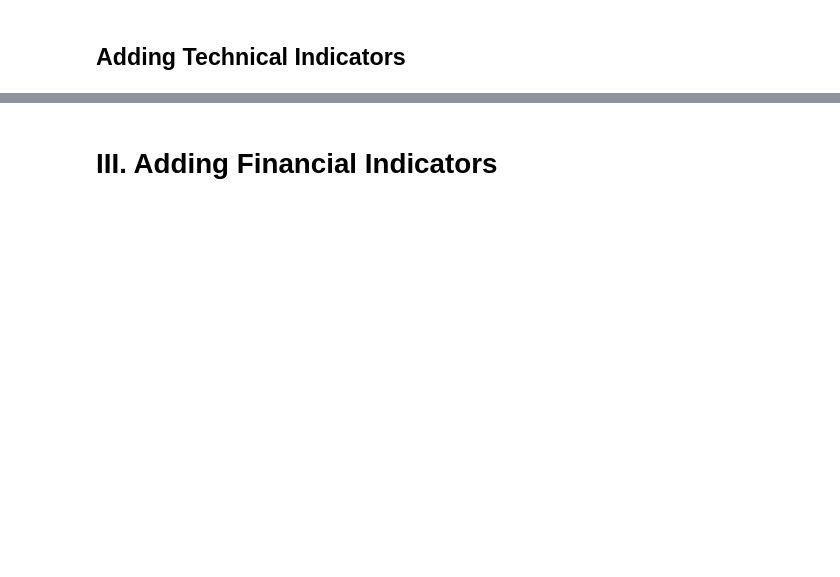
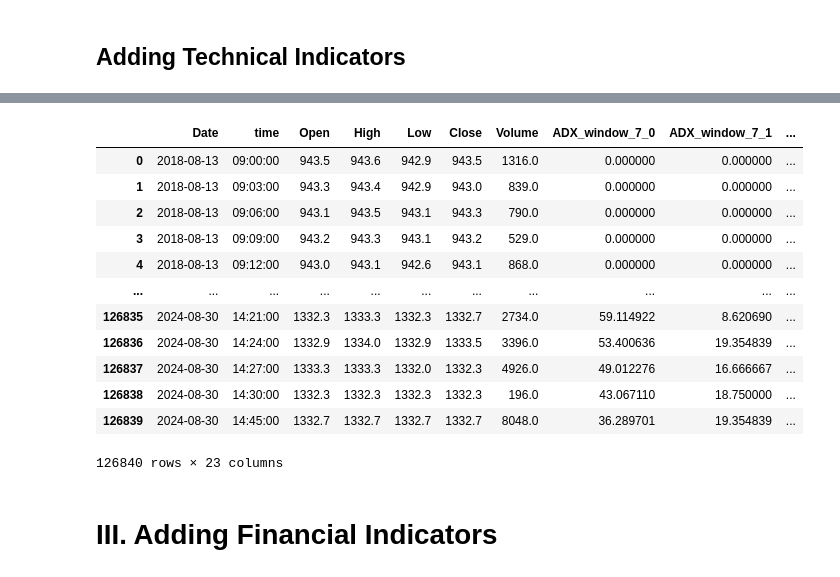
Before and after one commit to NgDMTruc/Derivative-Support-System, a Jupyter notebook: data/Data_Processing_&_Feature_Adding.ipynb, the cells around one changed output, grey strips where cells are left out. Saved outputs shown, nothing was run; the diff lists cells and outputs as text; code cells hidden in the pictures; blank space fills up the shorter version.

```diff
--- a/data/Data_Processing_&_Feature_Adding.ipynb
+++ b/data/Data_Processing_&_Feature_Adding.ipynb
@@ -557,7 +450,2 @@ def drop_high_corr_columns(df, threshold=0.9):
-# %%
-
-train_min = process_data(train_min)
-train_hour = process_data(train_hour)
-train_day = process_data(train_day)
 # %% [markdown]
 ## Adding Technical Indicators
@@ -656,0 +452,19 @@ Applying WMA to day dataset...
+# %%
+# Load the JSON parameter files
+with open('data/momentum_params.json', 'r') as f:
+    momentum_params = json.load(f)
+
+with open('data/volume_params.json', 'r') as f:
+    volume_params = json.load(f)
+
+with open('data/volatility_params.json', 'r') as f:
+    volatility_params = json.load(f)
+
+with open('data/trend_params.json', 'r') as f:
+    trend_params = json.load(f)
+
+params = [momentum_params, volume_params, volatility_params, trend_params]
+# %%
+train_min_features = add_features(train_min, params, "min")
+train_hour_features = add_features(train_hour, params, "hour")
+train_day_features = add_features(train_day, params, "day")
@@ -657,3 +489,19 @@ Applying WMA to day dataset...
+# %%
+train_min_features
+# %% [output]
+|  | Date | time | Open | High | Low | Close | Volume | ADX_window_7_0 | ADX_window_7_1 | ... |
+| 0 | 2018-08-13 | 09:00:00 | 943.5 | 943.6 | 942.9 | 943.5 | 1316.0 | 0.000000 | 0.000000 | ... |
+| 1 | 2018-08-13 | 09:03:00 | 943.3 | 943.4 | 942.9 | 943.0 | 839.0 | 0.000000 | 0.000000 | ... |
+| 2 | 2018-08-13 | 09:06:00 | 943.1 | 943.5 | 943.1 | 943.3 | 790.0 | 0.000000 | 0.000000 | ... |
+| 3 | 2018-08-13 | 09:09:00 | 943.2 | 943.3 | 943.1 | 943.2 | 529.0 | 0.000000 | 0.000000 | ... |
+| 4 | 2018-08-13 | 09:12:00 | 943.0 | 943.1 | 942.6 | 943.1 | 868.0 | 0.000000 | 0.000000 | ... |
+| ... | ... | ... | ... | ... | ... | ... | ... | ... | ... | ... |
+| 126835 | 2024-08-30 | 14:21:00 | 1332.3 | 1333.3 | 1332.3 | 1332.7 | 2734.0 | 59.114922 | 8.620690 | ... |
+| 126836 | 2024-08-30 | 14:24:00 | 1332.9 | 1334.0 | 1332.9 | 1333.5 | 3396.0 | 53.400636 | 19.354839 | ... |
+| 126837 | 2024-08-30 | 14:27:00 | 1333.3 | 1333.3 | 1332.0 | 1332.3 | 4926.0 | 49.012276 | 16.666667 | ... |
+| 126838 | 2024-08-30 | 14:30:00 | 1332.3 | 1332.3 | 1332.3 | 1332.3 | 196.0 | 43.067110 | 18.750000 | ... |
+| 126839 | 2024-08-30 | 14:45:00 | 1332.7 | 1332.7 | 1332.7 | 1332.7 | 8048.0 | 36.289701 | 19.354839 | ... |
+126840 rows × 23 columns
 # %%
 train_min_features.to_csv('save_data_3min.csv', index=False)
 train_hour_features.to_csv('save_data_1hour.csv', index=False)
```
Also changed, not shown: parts of 25 cells of this notebook, 5 other files.
